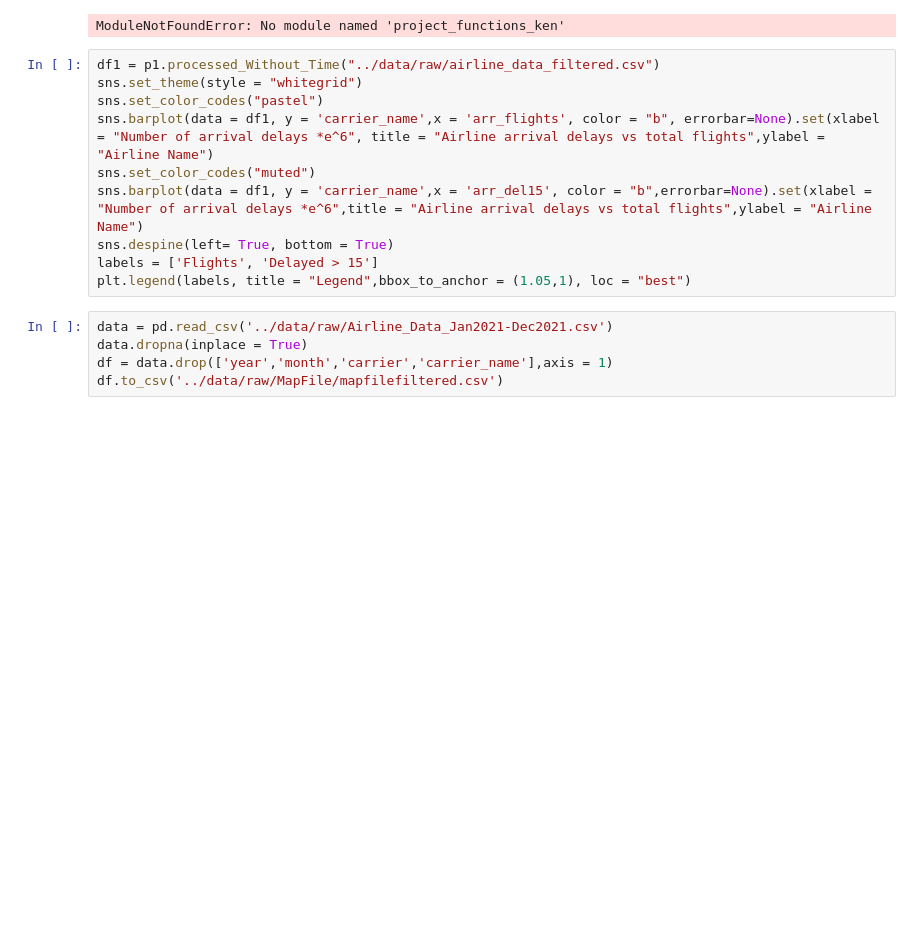
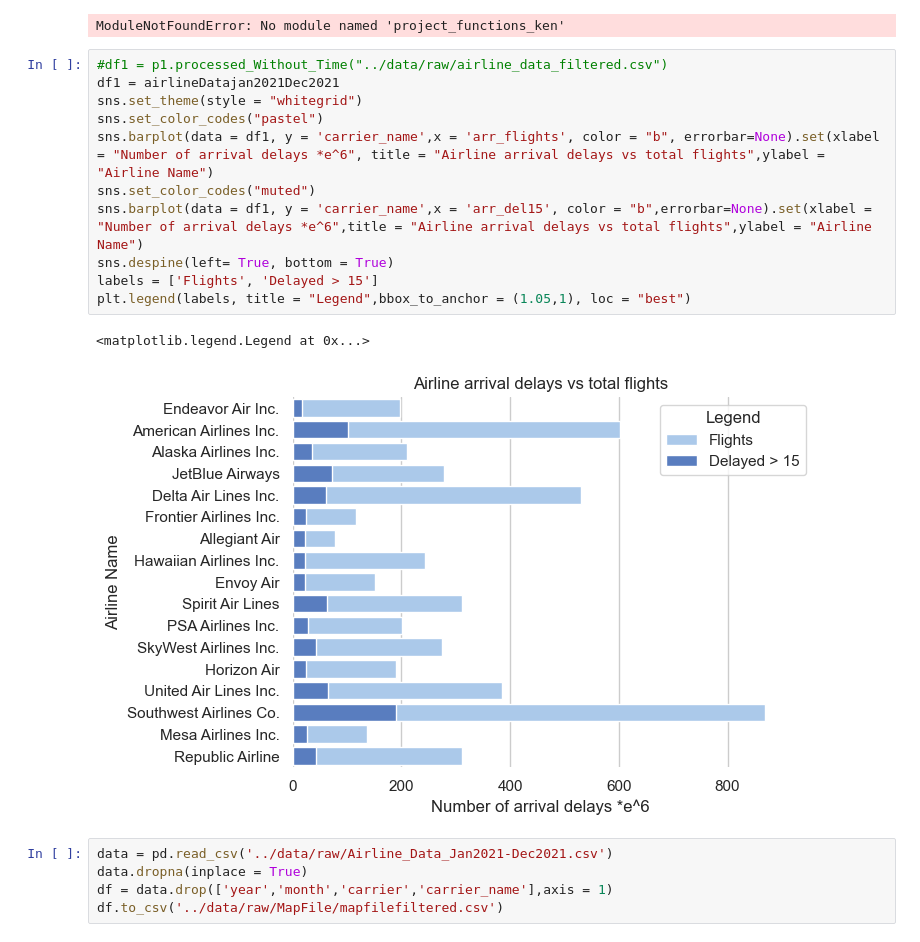
Before and after one commit to ubco-W2022T2-data301/project-group-group51, a Jupyter notebook: analysis/analysis2.ipynb, the cells around one changed output. Drawn from its saved outputs; the diff is of its cells as text; blank space fills up the shorter version.

```diff
--- a/analysis/analysis2.ipynb
+++ b/analysis/analysis2.ipynb
@@ -65,15 +65,19 @@ import project_functions_ken as p1
 # %% [output]
 ModuleNotFoundError: No module named 'project_functions_ken'
 # %%
-df1 = p1.processed_Without_Time("../data/raw/airline_data_filtered.csv")
+#df1 = p1.processed_Without_Time("../data/raw/airline_data_filtered.csv")
+df1 = airlineDatajan2021Dec2021
 sns.set_theme(style = "whitegrid")
 sns.set_color_codes("pastel")
 sns.barplot(data = df1, y = 'carrier_name',x = 'arr_flights', color = "b", errorbar=None).set(xlabel = "Number of arrival delays *e^6", title = "Airline arrival delays vs total flights",ylabel = "Airline Name")
 sns.set_color_codes("muted")
 sns.barplot(data = df1, y = 'carrier_name',x = 'arr_del15', color = "b",errorbar=None).set(xlabel = "Number of arrival delays *e^6",title = "Airline arrival delays vs total flights",ylabel = "Airline Name")
 sns.despine(left= True, bottom = True)
 labels = ['Flights', 'Delayed > 15']
 plt.legend(labels, title = "Legend",bbox_to_anchor = (1.05,1), loc = "best")
+# %% [output]
+<matplotlib.legend.Legend at 0x...>
+[figure, added]
 # %%
 data = pd.read_csv('../data/raw/Airline_Data_Jan2021-Dec2021.csv')
 data.dropna(inplace = True)
```
Also changed, not shown: parts of 8 cells of this notebook, 2 other files.
